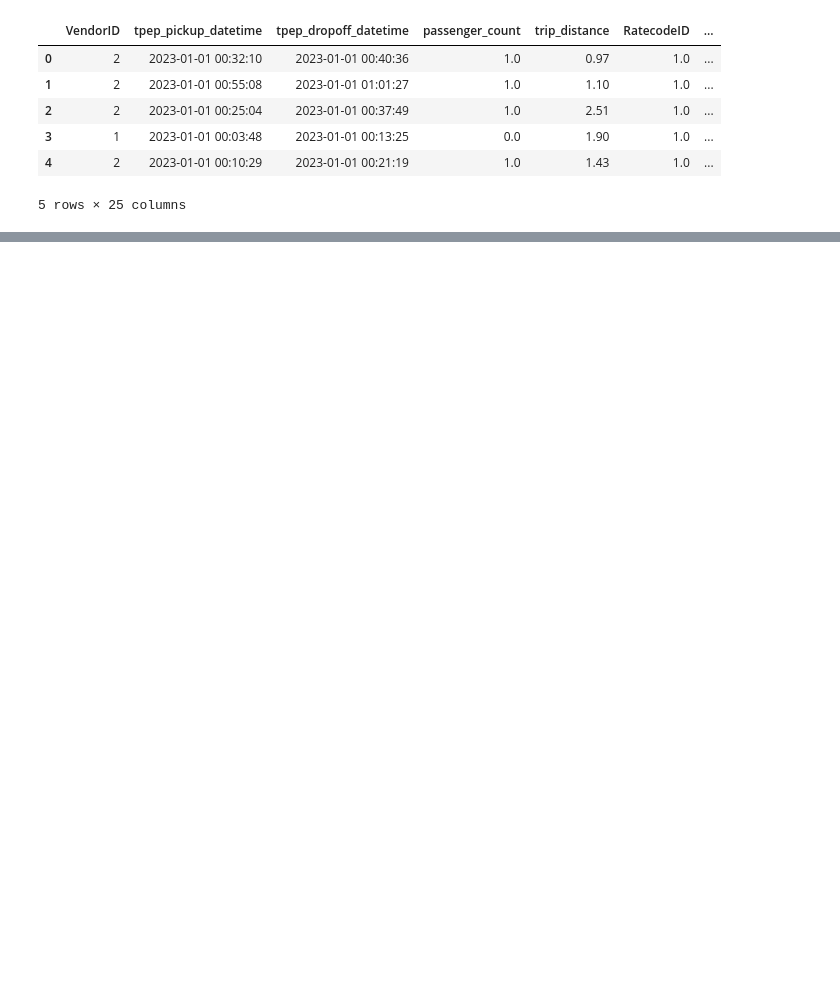
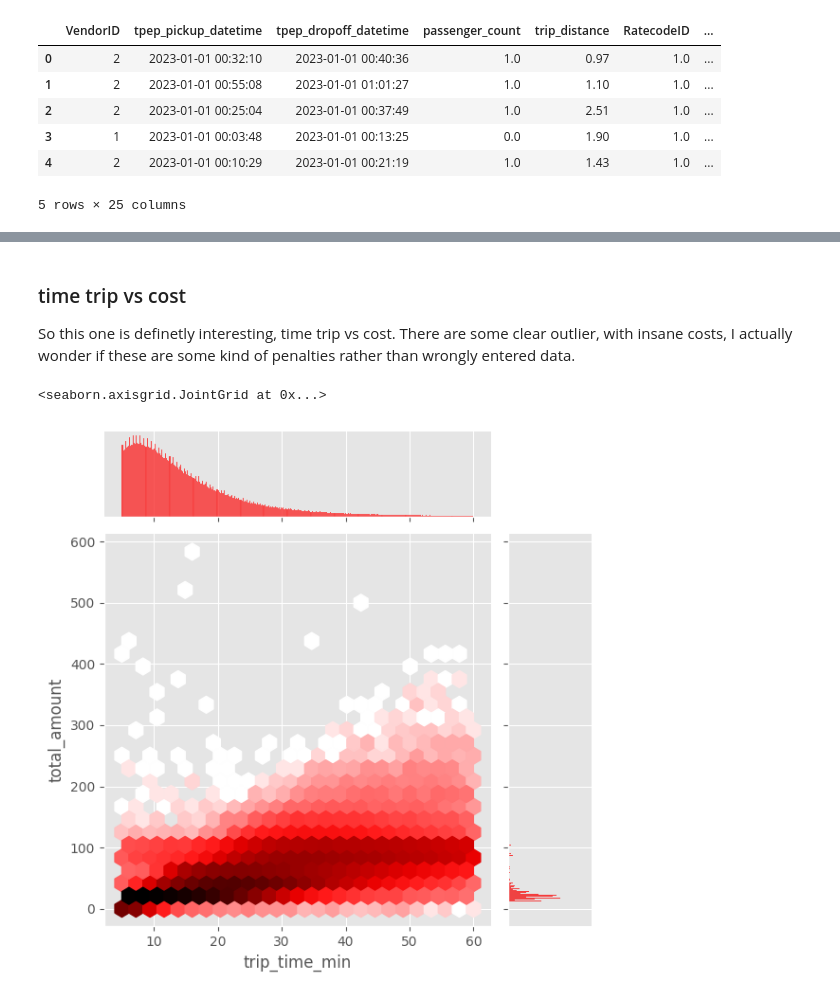
Before and after one commit to CptQuak/taxi, a Jupyter notebook: exploration/exploration.ipynb, the cells around one changed output, grey strips where cells are left out. Cells and saved outputs as stored; diff of their text form; code cells hidden in the pictures; blank space fills up the shorter version.

```diff
--- a/exploration/exploration.ipynb
+++ b/exploration/exploration.ipynb
@@ -99,0 +78,10 @@ df[df['trip_distance'] == 0]
+# %% [markdown]
+### time trip vs cost
+
+So this one is definetly interesting, time trip vs cost. There are some clear outlier, with insane costs, I actually wonder if these are some kind of penalties rather than wrongly entered data.
+# %%
+sns.jointplot(df_avgrides, x='trip_time_min', y='total_amount', kind="hex", color='red', ratio=4,
+              joint_kws=dict(bins='log', gridsize=25), )#marginal_kws=dict(kde=True))
+# %% [output]
+<seaborn.axisgrid.JointGrid at 0x...>
+[figure, added]
```
Also changed, not shown: parts of 18 cells of this notebook.
